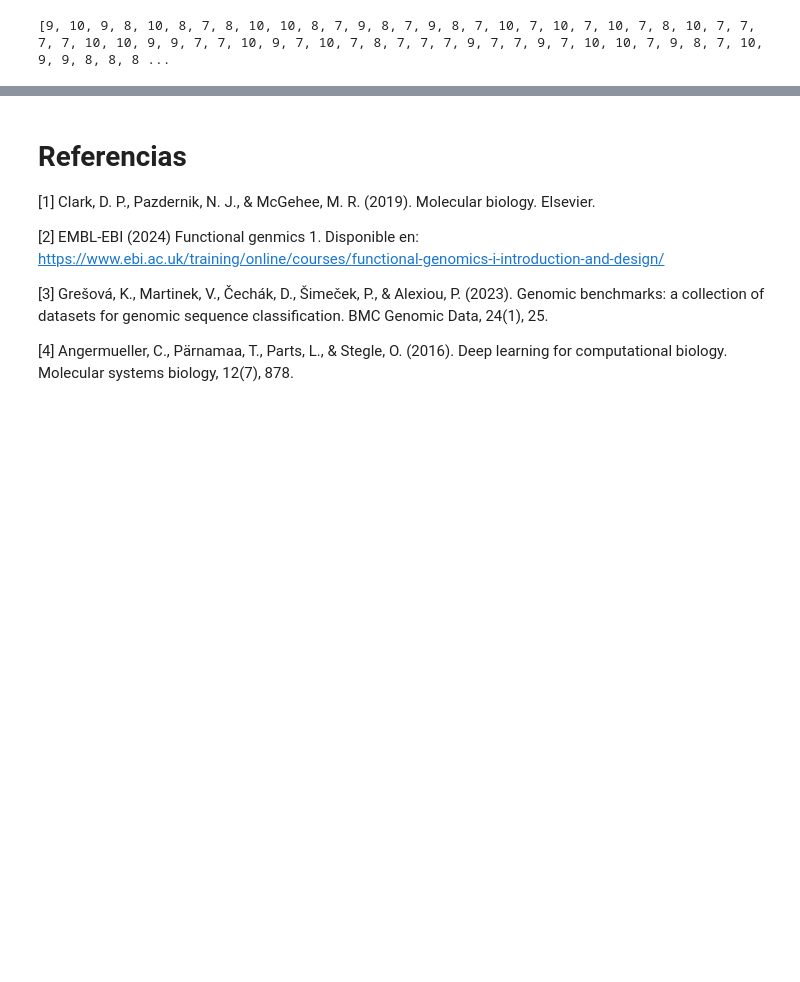
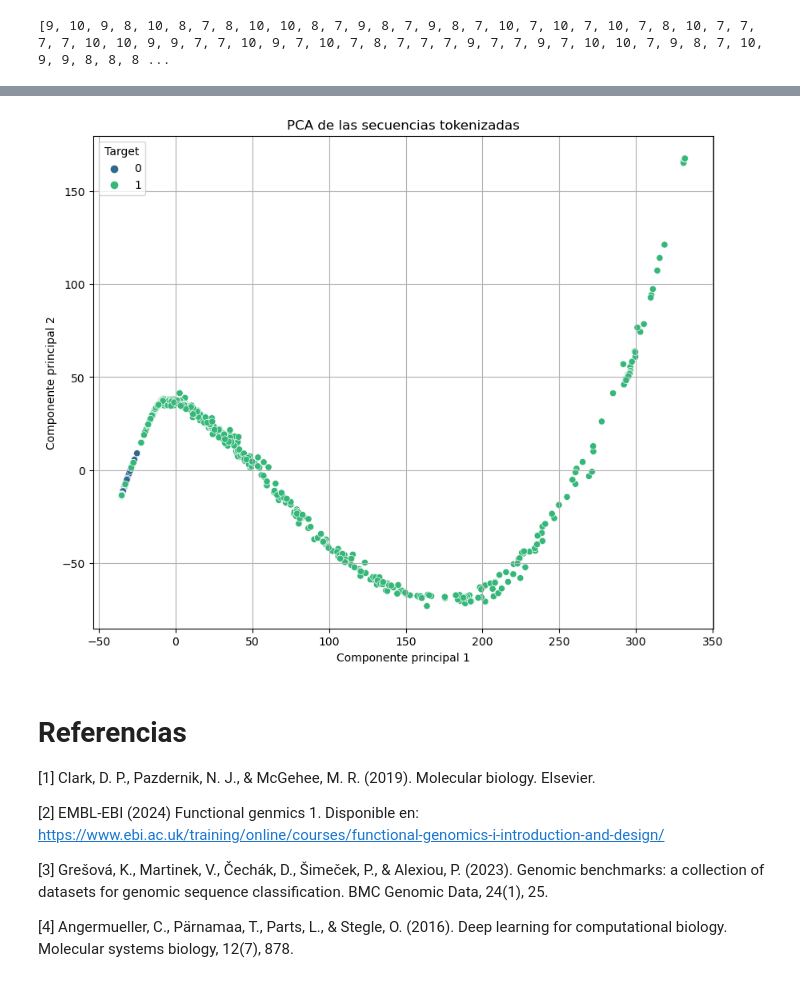
Before and after one commit to judz03/sequence_classification, a Jupyter notebook: Taller_clasificacion_de_secuencias.ipynb, the cells around one changed output, grey strips where cells are left out. Saved outputs shown, nothing was run; the diff lists cells and outputs as text; code cells hidden in the pictures; blank space fills up the shorter version.

Commit message:
pca analysis of tokenized sequences

```diff
--- a/Taller_clasificacion_de_secuencias.ipynb
+++ b/Taller_clasificacion_de_secuencias.ipynb
@@ -198,0 +232,8 @@ sequences_df.head()
+# %%
+# Determinamos el largo máximo de las secuencias
+max_len = max(sequences_df['tokenized'].apply(len))
+
+# Rellenamos las secuencias más cortas con el valor del token de padeo del tokenizador (padding)
+pad_token = tokenizer.pad_token_id
+padded_lists = sequences_df['tokenized'].apply(lambda x: x + [pad_token]*(max_len - len(x)))
+padded_lists
@@ -199,3 +253,28 @@ sequences_df.head()
+# %%
+# Convertimos las listas rellenadas a un arreglo de numpy
+X = np.array(padded_lists.tolist())
+# %%
+# Creamos el objeto de PCA y lo aplicamos a nuestro arreglo
+pca = decomposition.PCA(n_components=3)
+principal_components = pca.fit_transform(X)
+# %%
+# Create a DataFrame with the principal components and the target labels
+pca_df = pd.DataFrame(data=principal_components, columns=['PC1', 'PC2','PC3'])
+pca_df['Target'] = sequences_df["value"].to_list()
+# %%
+# Plotting
+plt.figure(figsize=(10, 8))
+sns.scatterplot(x='PC1', y='PC3', hue='Target', palette='viridis', data=pca_df, legend='full')
+
+# Customize the plot
+plt.title('PCA de las secuencias tokenizadas')
+plt.xlabel('Componente principal 1')
+plt.ylabel('Componente principal 2')
+#plt.legend(title='Target', labels=labels)
+plt.grid(True)
+plt.show()
+# %% [output]
+[figure, added]
 # %% [markdown]
 # Referencias
 
```
Also changed, not shown: parts of 18 cells of this notebook, 2 other files.
